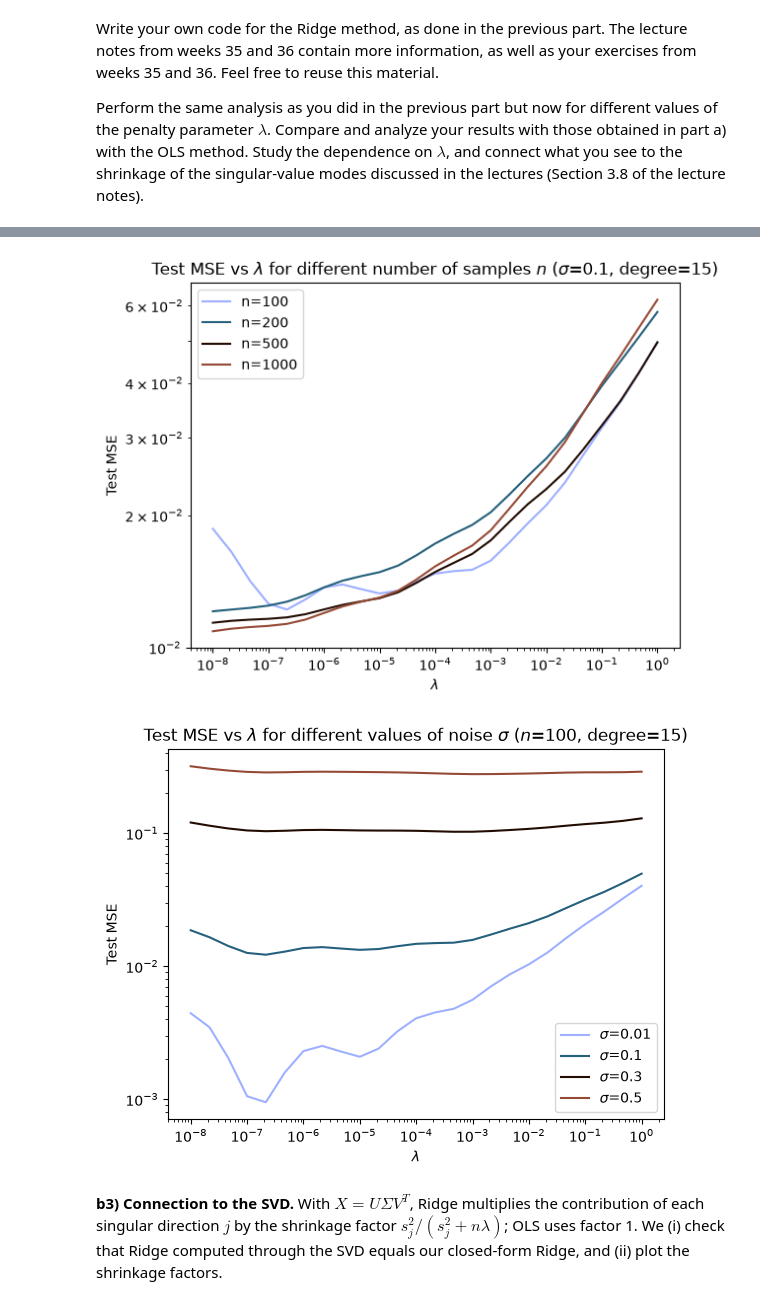
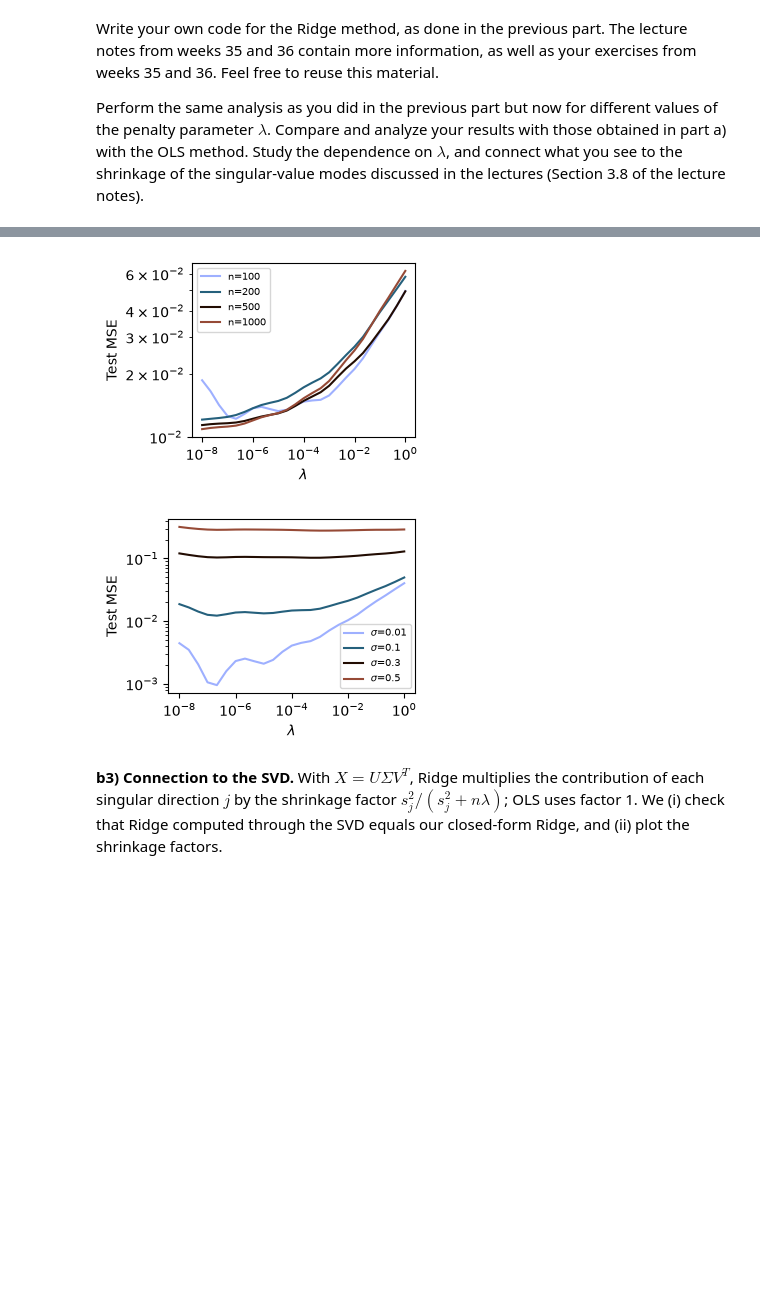
Before and after one commit to GiacomoSaporetti/FYS-STK4155-Project1, a Jupyter notebook: Project1.ipynb, the cells around one changed output, grey strips where cells are left out. Drawn from its saved outputs; the diff is of its cells as text; code cells hidden in the pictures; blank space fills up the shorter version.

```diff
--- a/Project1.ipynb
+++ b/Project1.ipynb
@@ -400,7 +417,7 @@ for lam in lambdas:
     ridge_results[lam] = {"mse_train": mse_train_list, "mse_test": mse_test_list,
                           "r2_train": r2_train_list, "r2_test": r2_test_list}
 
-fig, (ax_mse, ax_r2) = plt.subplots(1, 2, figsize=(12, 4))
+fig, (ax_mse, ax_r2) = plt.subplots(2, 1, figsize=(3.4, 5.2))
 colors = plt.cm.viridis(np.linspace(0, 0.9, len(lambdas)))
 for i, (lam, result) in enumerate(ridge_results.items()):
     label = "OLS" if lam == 0 else rf"Ridge, $\lambda$={lam:g}"
@@ -411,8 +428,13 @@ ax_r2.set_ylabel(r"Test $R^2$")
 ax_r2.set_ylim(-0.3, 1)
 for axis in (ax_mse, ax_r2):
     axis.set_xlabel("degree")
-    axis.legend()
-plt.suptitle("OLS versus Ridge")
+    axis.set_xticks([5, 10, 15])
+    axis.legend(fontsize=7)
+    axis.set_xticks(range(0,16,3))
+
+#plt.suptitle("OLS versus Ridge")
+plt.tight_layout()
+plt.savefig("part_b_ols_vs_ridge_mse_r2.pdf")
 plt.show()
 
 for lam, result in ridge_results.items():
@@ -422,7 +444,7 @@ for lam, result in ridge_results.items():
 
 
 # Theta as a function of the polynomial degree and lambda (degree 10) (2 graphs)
-fig, (ax_theta_deg, ax_theta_lam) = plt.subplots(1, 2, figsize=(12, 4))
+fig, (ax_theta_deg, ax_theta_lam) = plt.subplots(2, 1, figsize=(3.4, 5.2))
 
 # -) Theta vs Degree
 colors = plt.cm.viridis(np.linspace(0, 0.9, len(lambdas)))
@@ -435,7 +457,8 @@ for i, lam in enumerate(lambdas):
 ax_theta_deg.set_yscale("log")
 ax_theta_deg.set_ylabel(r"$||\theta||_{{{2}}}$")
 ax_theta_deg.set_xlabel("degree")
-ax_theta_deg.legend()
+ax_theta_deg.set_xticks(range(0,16,3))
+ax_theta_deg.legend(fontsize=7)
 
 # -) Theta vs Lambda
 lambdas = np.logspace(-8, 1, 40)   # 40 values evenly scaled on a log scale
@@ -453,6 +476,7 @@ ax_theta_lam.set_ylabel(rf"$\theta_j$ (degree {degree_for_paths})")
 ax_theta_lam.set_xlabel(r"$\lambda$")
 ax_theta_lam.legend(ncol=2, fontsize=7)
 plt.tight_layout()
+plt.savefig("part_b_ridge_lambdas.pdf")
 plt.show()
 
 
@@ -460,12 +484,16 @@ plt.show()
 # Plot of MSE  as a function of lambda
 deg = [5, 10, 15]
 colors = plt.cm.berlin(np.linspace(0, 1, len(deg)))
+plt.figure(figsize=(3.4, 2.5))
 for i, degree in enumerate(deg):
     mse_test_vs_lambda = [Nth_degree_solver(degree, x, y, lam).solve()[1] for lam in lambdas]
     plt.semilogx(lambdas, mse_test_vs_lambda, label=f"degree {degree}", color=colors[i])
 plt.yscale("log")
 plt.ylabel("Test MSE")
-plt.legend()
+plt.xlabel(r"$\lambda$")
+plt.legend( fontsize=7)
+plt.tight_layout()
+plt.savefig("part_b_mse_degrees.pdf")
 plt.show()
 
 
@@ -510,41 +538,45 @@ def mean_test_mse_ridge(n_, sigma, lambdas, n_reps=20):
     for r in range(n_reps):
         x_n = get_x_space(n_, seed=1000+r)
         y_n = get_y(x_n, sigma, seed=2000+r)
         for j, l in enumerate(lambdas):
             out[r, j] = Nth_degree_solver(15, x_n, y_n, l).solve()[1]
     return out.mean(axis=0)
 
 
 lambdas = np.logspace(-8, 0, 25)
-plt.figure()
+plt.figure(figsize=(3.4, 2.5))
 n_to_test = [100, 200, 500, 1000]
 colors = plt.cm.berlin(np.linspace(0, 0.8, len(n_to_test)))
 for i, n in enumerate(n_to_test):
     plt.plot(lambdas, mean_test_mse_ridge(n, 0.1, lambdas), label=f"n={n}", color=colors[i])
 plt.xscale("log")
 plt.xlabel(r"$\lambda$")
 plt.ylabel("Test MSE")
 plt.yscale("log")
-plt.legend()
-plt.title(rf"Test MSE vs $\lambda$ for different number of samples $n$ ($\sigma$=0.1, degree=15)")
+plt.legend( fontsize=7)
+plt.tight_layout()
+#plt.title(rf"Test MSE vs $\lambda$ for different number of samples $n$ ($\sigma$=0.1, degree=15)")
+plt.savefig("part_b_samples_dep.pdf")
 plt.show()
 
 # Dependence on the noise level sigma (n fixed at 100)
-plt.figure()
+plt.figure(figsize=(3.4, 2.5))
 sigmas = [0.01, 0.1, 0.3, 0.5]
 colors = plt.cm.berlin(np.linspace(0, 0.8, len(sigmas)))
 for i, sigma in enumerate(sigmas):
     plt.plot(lambdas, mean_test_mse_ridge(100, sigma, lambdas), label=rf"$\sigma$={sigma}", color=colors[i])
 plt.xlabel(r"$\lambda$")
 plt.ylabel("Test MSE")
 plt.yscale("log")
 plt.xscale("log")
-plt.legend()
-plt.title(rf"Test MSE vs $\lambda$ for different values of noise $\sigma$ ($n$=100, degree=15)")
+plt.legend( fontsize=7)
+plt.tight_layout()
+plt.savefig("part_b_noise_dep.pdf")
+#plt.title(rf"Test MSE vs $\lambda$ for different values of noise $\sigma$ ($n$=100, degree=15)")
 plt.show()
 # %% [output]
-[figure, old version]
+[figure, new version]
-[figure, old version]
+[figure, new version]
 # %% [markdown]
 **b3) Connection to the SVD.** With $X = U\Sigma V^T$, Ridge multiplies the
 contribution of each singular direction $j$ by the shrinkage factor $s_j^2/(s_j^2 + n\lambda)$; OLS uses factor 1. We (i) check that Ridge computed through the SVD equals our closed-form Ridge, and (ii) plot the shrinkage factors.
```
Also changed, not shown: parts of 15 cells of this notebook, 21 other files.
